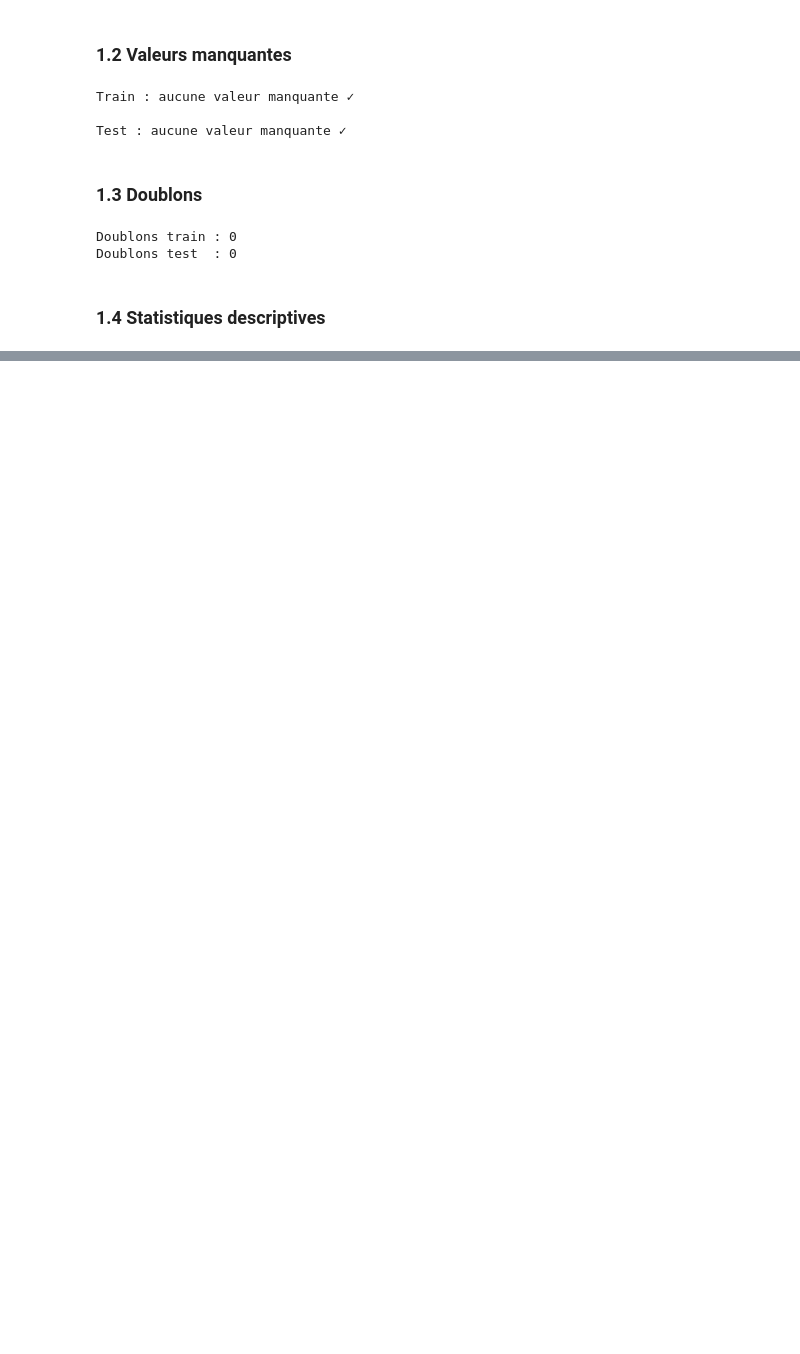
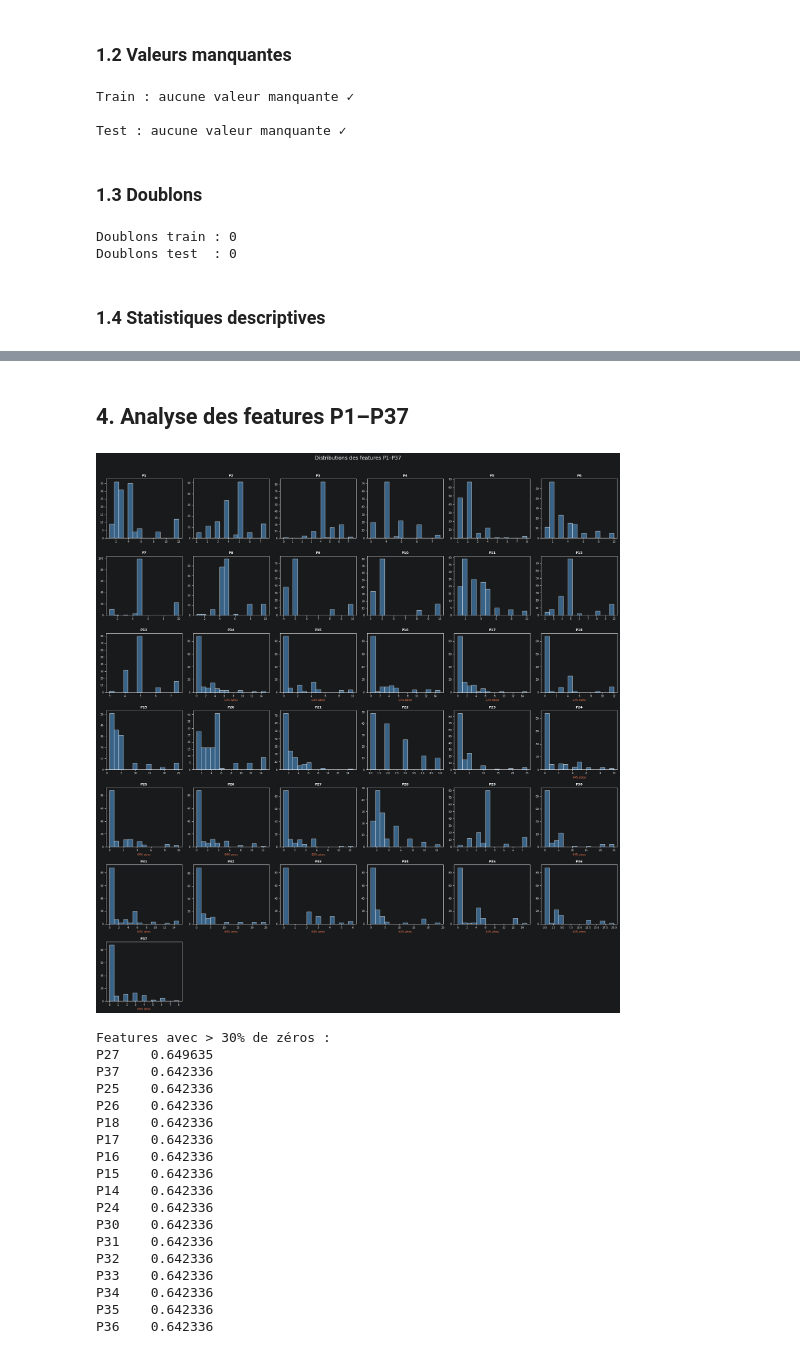
Before and after one commit to mlndiaye/restaurant-revenue-mlops, a Jupyter notebook: notebooks/01_eda.ipynb, the cells around one changed output, grey strips where cells are left out. Drawn from its saved outputs; the diff is of its cells as text; code cells hidden in the pictures; blank space fills up the shorter version.

```diff
--- a/notebooks/01_eda.ipynb
+++ b/notebooks/01_eda.ipynb
@@ -127,0 +324,49 @@ train.describe(include="all").T.style.format(precision=2)
+# %% [markdown]
+## 4. Analyse des features P1–P37
+# %%
+num_feats = [c for c in train.columns if c.startswith('P')]
+
+n_cols = 6
+n_rows = (len(num_feats) + n_cols - 1) // n_cols
+
+fig, axes = plt.subplots(n_rows, n_cols, figsize=(20, n_rows * 3))
+axes = axes.flatten()
+
+for i, col in enumerate(num_feats):
+    axes[i].hist(train[col], bins=15, color='steelblue', edgecolor='white', alpha=0.7)
+    axes[i].set_title(col, fontsize=9, fontweight='bold')
+    axes[i].tick_params(labelsize=7)
+    pct_zero = (train[col] == 0).mean() * 100
+    if pct_zero > 30:
+        axes[i].set_xlabel(f'{pct_zero:.0f}% zéros', fontsize=7, color='coral')
+
+for j in range(i + 1, len(axes)):
+    axes[j].set_visible(False)
+
+plt.suptitle('Distributions des features P1–P37', fontsize=14, y=1.01)
+plt.tight_layout()
+plt.show()
+
+zero_pct = (train[num_feats] == 0).mean().sort_values(ascending=False)
+print("Features avec > 30% de zéros :")
+print(zero_pct[zero_pct > 0.3].to_string())
+# %% [output]
+[figure, added]
+Features avec > 30% de zéros :
+P27    0.649635
+P37    0.642336
+P25    0.642336
+P26    0.642336
+P18    0.642336
+P17    0.642336
+P16    0.642336
+P15    0.642336
+P14    0.642336
+P24    0.642336
+P30    0.642336
+P31    0.642336
+P32    0.642336
+P33    0.642336
+P34    0.642336
+P35    0.642336
+P36    0.642336
```
Also changed, not shown: parts of 23 cells of this notebook.
